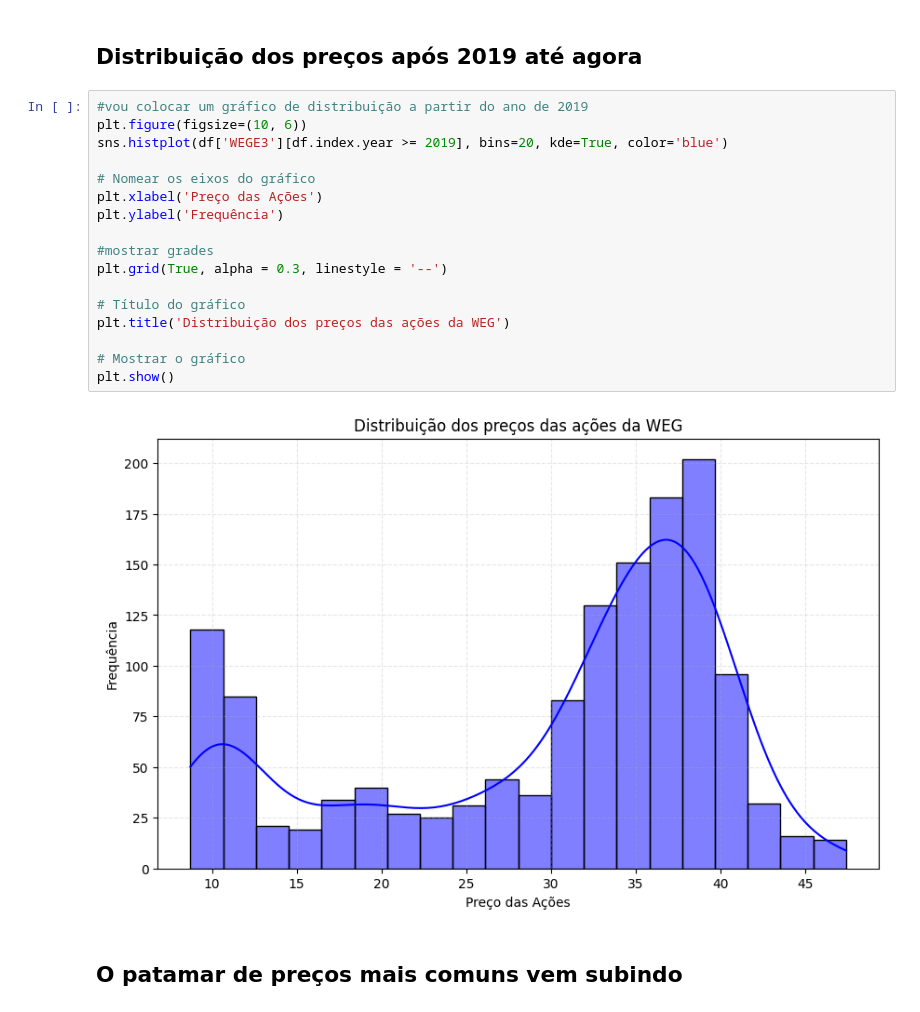
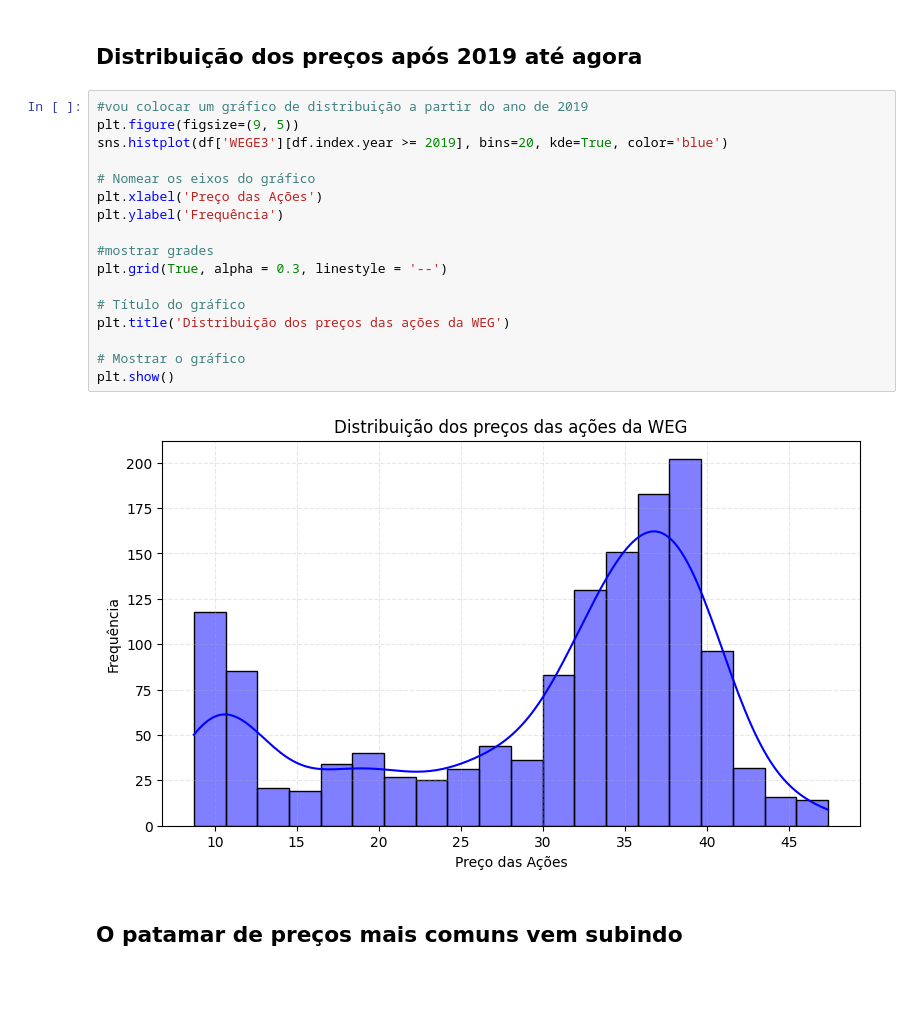
Before and after one commit to jlcamelo2350/Dados-e-automacao, a Jupyter notebook: Análises e automações com Ações da B3/weg_dados/weg2_Modelo_de_preditivo_de_preços_das_ações_da_WEG_SA.ipynb, the cells around one changed output. Cells and saved outputs as stored; diff of their text form; blank space fills up the shorter version.

```diff
--- a/Análises e automações com Ações da B3/weg_dados/weg2_Modelo_de_preditivo_de_preços_das_ações_da_WEG_SA.ipynb
+++ b/Análises e automações com Ações da B3/weg_dados/weg2_Modelo_de_preditivo_de_preços_das_ações_da_WEG_SA.ipynb
@@ -194,23 +177,23 @@ plt.show()
 ## Distribuição dos preços após 2019 até agora
 # %%
 #vou colocar um gráfico de distribuição a partir do ano de 2019
-plt.figure(figsize=(10, 6))
+plt.figure(figsize=(9, 5))
 sns.histplot(df['WEGE3'][df.index.year >= 2019], bins=20, kde=True, color='blue')
 
 # Nomear os eixos do gráfico
 plt.xlabel('Preço das Ações')
 plt.ylabel('Frequência')
 
 #mostrar grades
 plt.grid(True, alpha = 0.3, linestyle = '--')
 
 # Título do gráfico
 plt.title('Distribuição dos preços das ações da WEG')
 
 # Mostrar o gráfico
 plt.show()
 # %% [output]
-[figure, old version]
+[figure, new version]
 # %% [markdown]
 ## O patamar de preços mais comuns vem subindo
 # %% [markdown]
```
Also changed, not shown: parts of 13 cells of this notebook.
